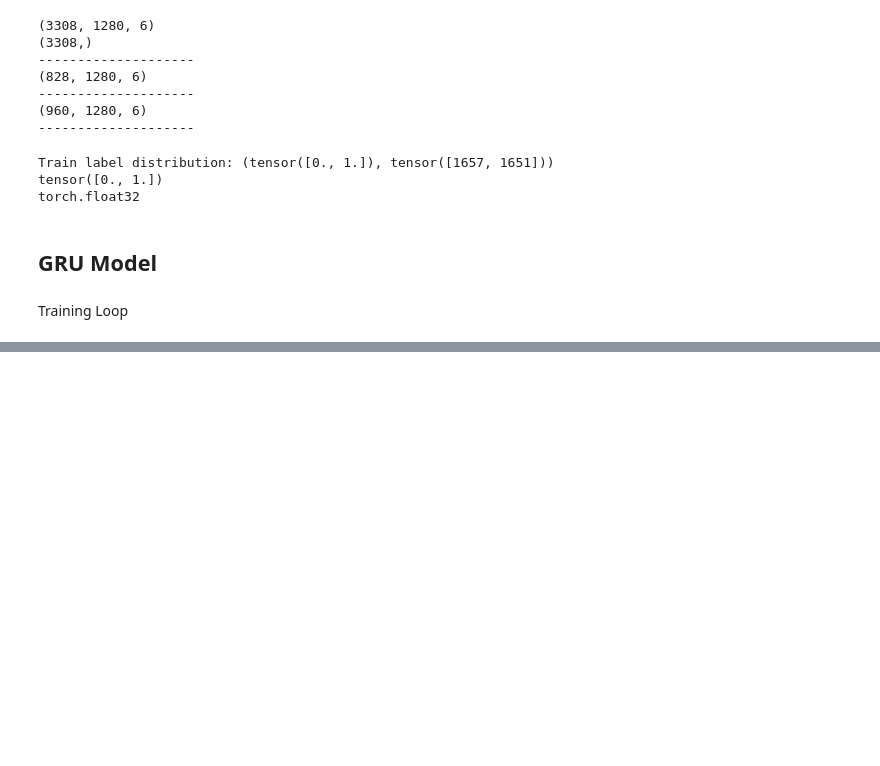
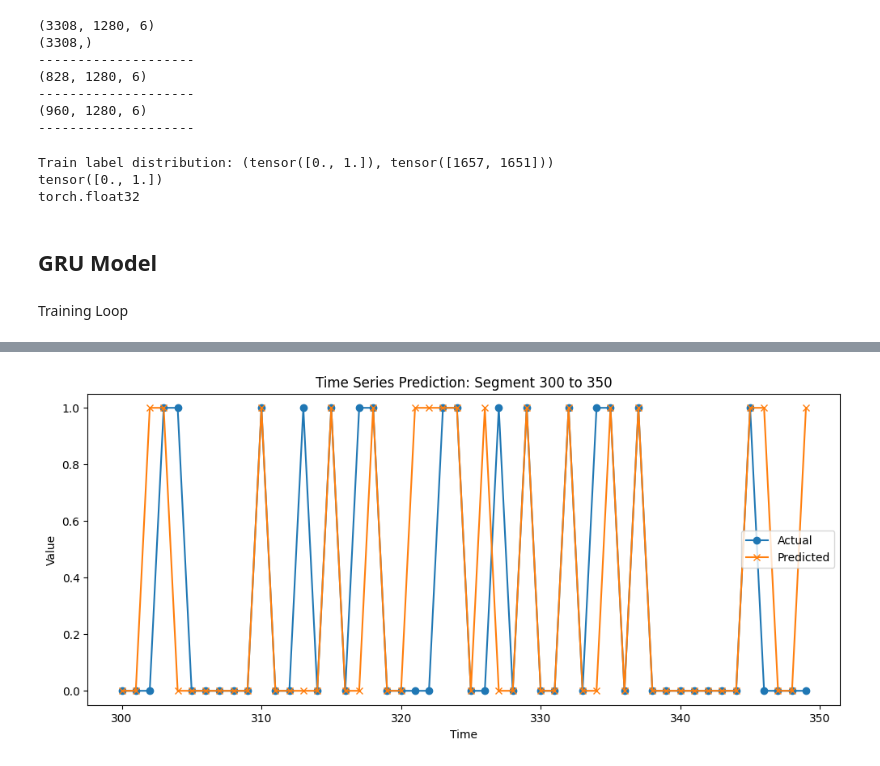
Before and after one commit to rmndrs89/advanced-time-series-prediction, a Jupyter notebook: 3_Model/gru-model.ipynb, the cells around one changed output, grey strips where cells are left out. Drawn from its saved outputs; the diff is of its cells as text; code cells hidden in the pictures; blank space fills up the shorter version.

```diff
--- a/3_Model/gru-model.ipynb
+++ b/3_Model/gru-model.ipynb
@@ -303,0 +307,19 @@ Confusion Matrix:
+# %%
+start = 300  # Starting index of segment
+end = 350    # Ending index (exclusive)
+
+# If y_true, y_pred are numpy arrays or lists:
+time_segment = np.arange(start, end)
+y_true_segment = y_true[start:end]
+y_pred_segment = y_pred[start:end]
+
+plt.figure(figsize=(12,5))
+plt.plot(time_segment, y_true_segment, label='Actual', marker='o')
+plt.plot(time_segment, y_pred_segment, label='Predicted', marker='x')
+plt.xlabel('Time')
+plt.ylabel('Value')
+plt.title(f'Time Series Prediction: Segment {start} to {end}')
+plt.legend()
+plt.show()
+# %% [output]
+[figure, added]
```
Also changed, not shown: parts of 5 cells of this notebook.
